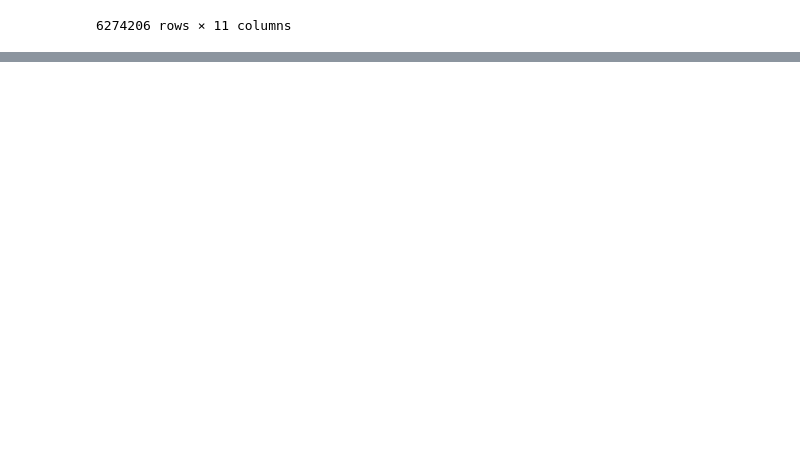
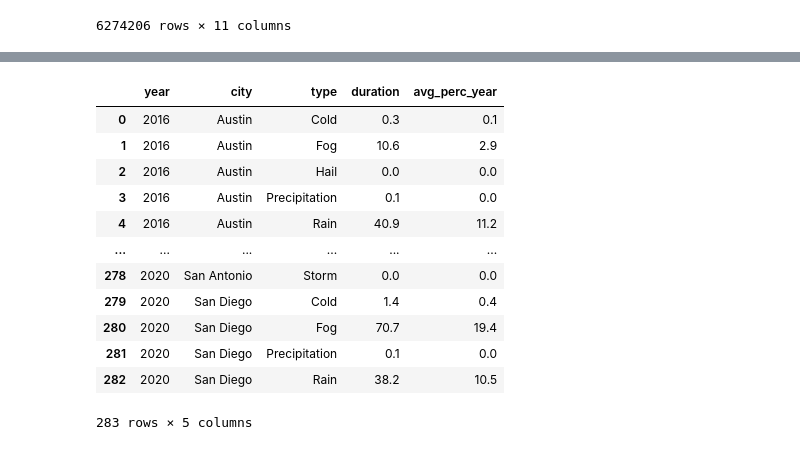
Before and after one commit to Fescamil1/Project3_Group4, a Jupyter notebook: Weather_project3 .ipynb, the cells around one changed output, grey strips where cells are left out. Cells and saved outputs as stored; diff of their text form; code cells hidden in the pictures; blank space fills up the shorter version.

```diff
--- a/Weather_project3 .ipynb
+++ b/Weather_project3 .ipynb
@@ -158,0 +153,23 @@ new_df
+# %%
+stat_df = round(new_df.groupby(['year','city','type']).sum()['duration'] / 1440, 1)
+stat_df.head()
+
+stat_df = pd.DataFrame(stat_df)
+
+stat_df = stat_df.reset_index()
+stat_df['avg_perc_year'] = round(stat_df['duration'] / 365 * 100, 1)
+stat_df
+# %% [output]
+|  | year | city | type | duration | avg_perc_year |
+| 0 | 2016 | Austin | Cold | 0.3 | 0.1 |
+| 1 | 2016 | Austin | Fog | 10.6 | 2.9 |
+| 2 | 2016 | Austin | Hail | 0.0 | 0.0 |
+| 3 | 2016 | Austin | Precipitation | 0.1 | 0.0 |
+| 4 | 2016 | Austin | Rain | 40.9 | 11.2 |
+| ... | ... | ... | ... | ... | ... |
+| 278 | 2020 | San Antonio | Storm | 0.0 | 0.0 |
+| 279 | 2020 | San Diego | Cold | 1.4 | 0.4 |
+| 280 | 2020 | San Diego | Fog | 70.7 | 19.4 |
+| 281 | 2020 | San Diego | Precipitation | 0.1 | 0.0 |
+| 282 | 2020 | San Diego | Rain | 38.2 | 10.5 |
+283 rows × 5 columns
```
Also changed, not shown: parts of 10 cells of this notebook.
